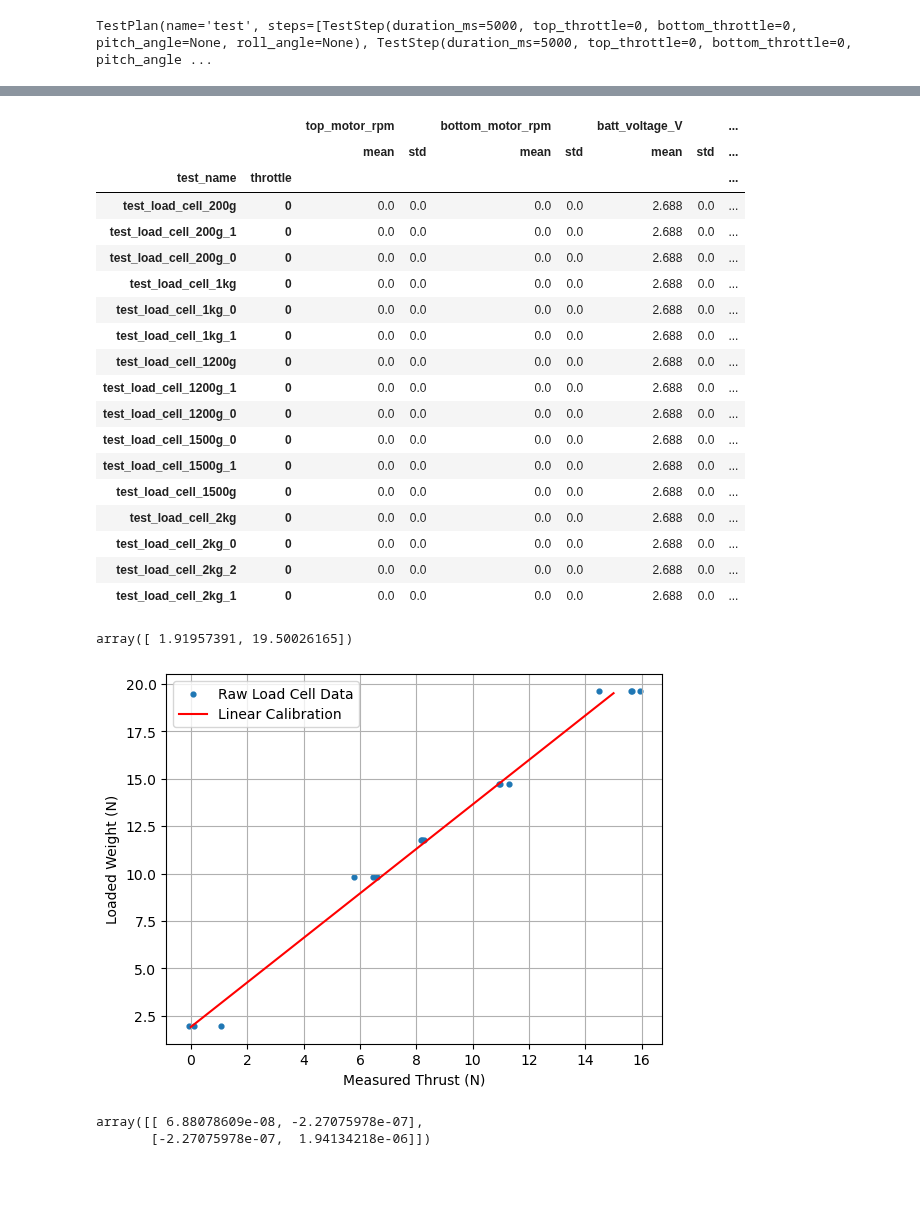
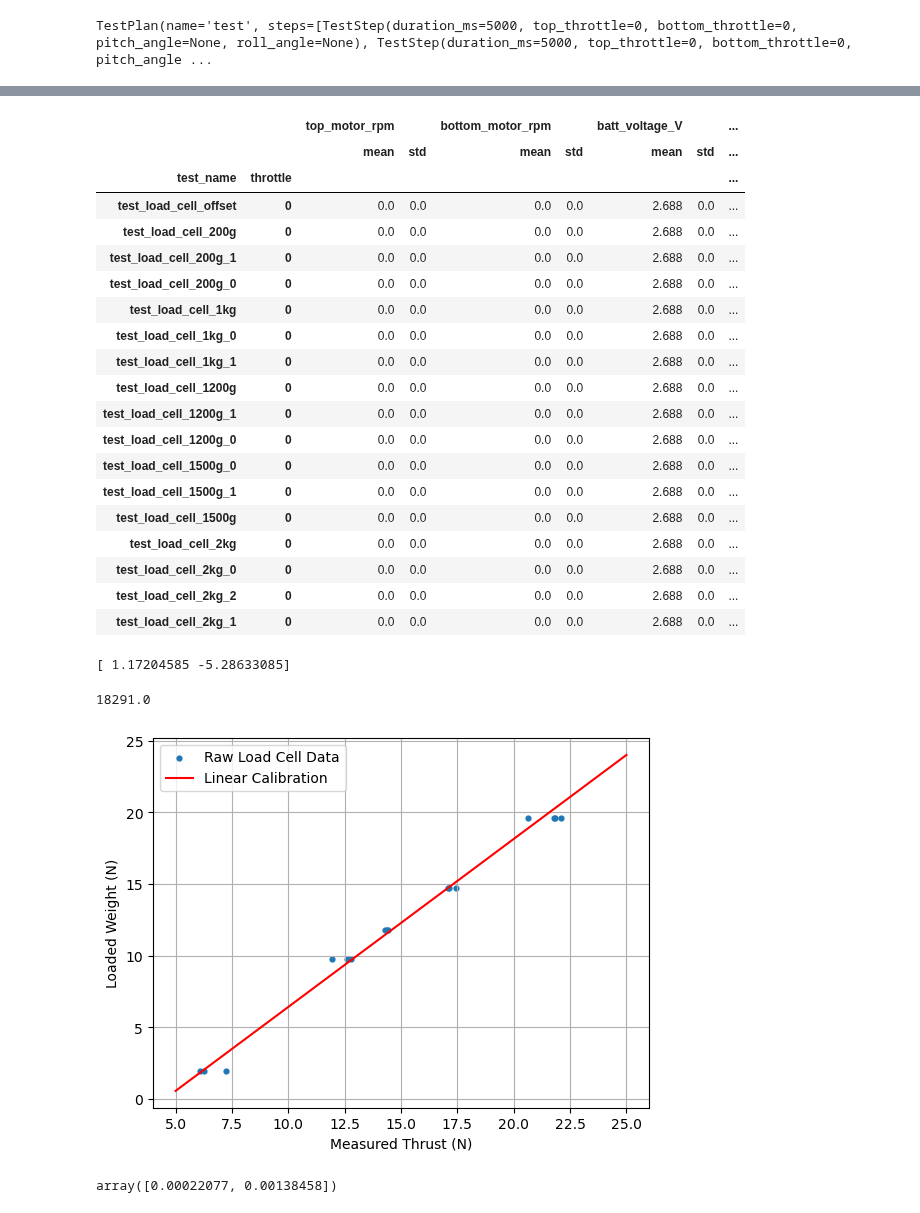
Before and after one commit to gtaharaedmonds/coaxial-drone, a Jupyter notebook: thrust_jig/test_runner/load_cell_calibration_coarse_duct.ipynb, the cells around one changed output, grey strips where cells are left out. Drawn from its saved outputs; the diff is of its cells as text; code cells hidden in the pictures; blank space fills up the shorter version.

Commit message:
load cell recal

```diff
--- a/thrust_jig/test_runner/load_cell_calibration_coarse_duct.ipynb
+++ b/thrust_jig/test_runner/load_cell_calibration_coarse_duct.ipynb
@@ -22,6 +22,9 @@ TestPlan(name='test', steps=[TestStep(duration_ms=5000, top_throttle=0, bottom_t
 test_directory = Path("../test_data/load_cell_calibration_data/")
 # %%
 data_dict = {}
+data_dict["test_load_cell_offset"] = test_run(
+    filename=test_directory / "test_load_cell_offset.csv", plan=plan
+)
 data_dict["test_load_cell_200g"] = test_run(
     filename=test_directory / "test_load_cell_200g.csv", plan=plan
 )
@@ -145,6 +148,7 @@ df_steps
 |  |  | top_motor_rpm |  | bottom_motor_rpm |  | batt_voltage_V |  | ... |
 |  |  | mean | std | mean | std | mean | std | ... |
 | test_name | throttle |  |  |  |  |  |  | ... |
+| test_load_cell_offset | 0 | 0.0 | 0.0 | 0.0 | 0.0 | 2.688 | 0.0 | ... |
 | test_load_cell_200g | 0 | 0.0 | 0.0 | 0.0 | 0.0 | 2.688 | 0.0 | ... |
 | test_load_cell_200g_1 | 0 | 0.0 | 0.0 | 0.0 | 0.0 | 2.688 | 0.0 | ... |
 | test_load_cell_200g_0 | 0 | 0.0 | 0.0 | 0.0 | 0.0 | 2.688 | 0.0 | ... |
@@ -161,6 +165,14 @@ df_steps
 | test_load_cell_2kg_0 | 0 | 0.0 | 0.0 | 0.0 | 0.0 | 2.688 | 0.0 | ... |
 | test_load_cell_2kg_2 | 0 | 0.0 | 0.0 | 0.0 | 0.0 | 2.688 | 0.0 | ... |
 | test_load_cell_2kg_1 | 0 | 0.0 | 0.0 | 0.0 | 0.0 | 2.688 | 0.0 | ... |
+# %%
+hx711_scale_factor = 21400
+load_cell_offset_N = df_steps.loc['test_load_cell_offset']['thrust_N']['mean'][0]
+load_cell_offset_bin = int(load_cell_offset_N * hx711_scale_factor)
+
+# Remove offset test from df and subtract offset from existing measurements
+df_steps_nonzero = df_steps.drop('test_load_cell_offset')
+thrust_calibration_series = df_steps_nonzero['thrust_N']['mean'] - load_cell_offset_N
 # %%
 mass_true_kg = np.array([0.200, 0.200, 0.200, 1.00, 1.00, 1.00, 1.200, 1.200, 1.200, 1.500, 1.500, 1.500, 2.00, 2.00, 2.00, 2.00])
 thrust_true_N = 9.81 * mass_true_kg
@@ -170,24 +182,29 @@ def calibrated_thrust_N(measured_thrust, gain, offset):
 # %%
 from scipy.optimize import curve_fit
 # %%
-thrust_fit_popt,thrust_fit_pcov = curve_fit(calibrated_thrust_N, df_steps['thrust_N']['mean'], thrust_true_N, sigma=df_steps['thrust_N']['std'], absolute_sigma=True)
+thrust_fit_popt,thrust_fit_pcov = curve_fit(calibrated_thrust_N, thrust_calibration_series, thrust_true_N, sigma=df_steps_nonzero['thrust_N']['std'], absolute_sigma=True)
 thrust_cal_fcn = np.vectorize(lambda T: calibrated_thrust_N(T, thrust_fit_popt[0], thrust_fit_popt[1]))
-thrust_line_pts = [0,15]
+thrust_line_pts = [5,25]
 
-thrust_cal_fcn(thrust_line_pts)
+print(thrust_fit_popt)
 # %% [output]
-array([ 1.91957391, 19.50026165])
+[ 1.17204585 -5.28633085]
+# %%
+new_load_cell_gain = 21400 / 1.17
+np.round(new_load_cell_gain)
+# %% [output]
+18291.0
 # %%
-plt.scatter(df_steps['thrust_N']['mean'], thrust_true_N, label='Raw Load Cell Data', s=12)
+plt.scatter(thrust_calibration_series, thrust_true_N, label='Raw Load Cell Data', s=12)
 plt.plot(thrust_line_pts, thrust_cal_fcn(thrust_line_pts), color='r', label='Linear Calibration')
 plt.ylabel('Loaded Weight (N)')
 plt.xlabel('Measured Thrust (N)')
 plt.legend()
 plt.grid()
 # %% [output]
-[figure, old version]
+[figure, new version]
-# %%
-thrust_fit_pcov
-# %% [output]
-array([[ 6.88078609e-08, -2.27075978e-07],
-       [-2.27075978e-07,  1.94134218e-06]])
+# %%
+fit_error = np.sqrt(np.diag(thrust_fit_pcov))
+fit_error
+# %% [output]
+array([0.00022077, 0.00138458])
```
Also changed, not shown: parts of 2 cells of this notebook, 4 other files.
